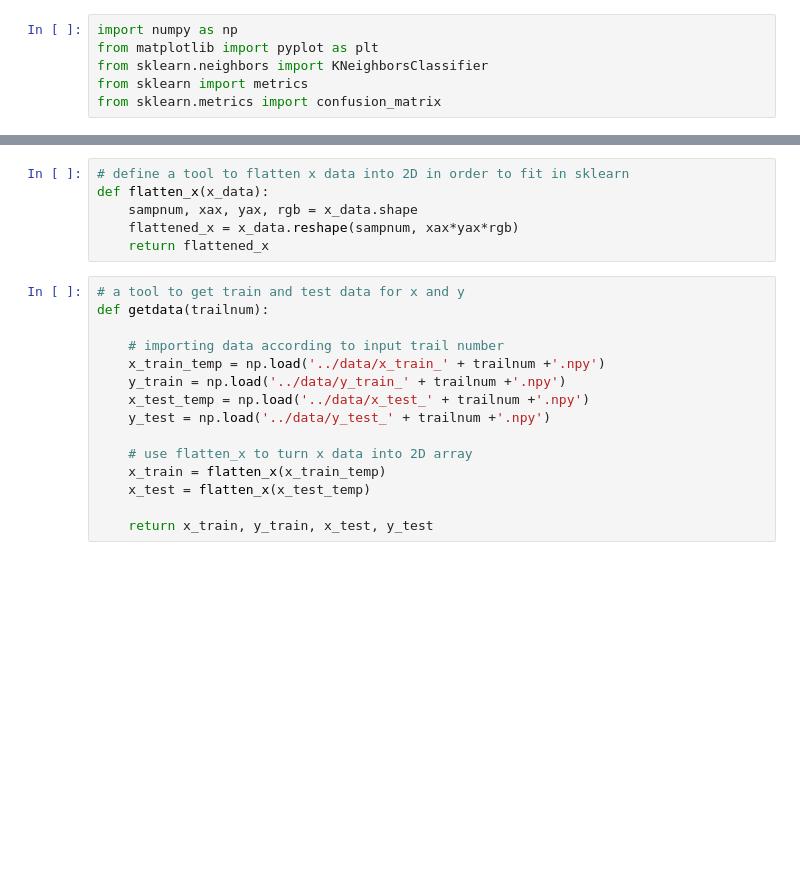
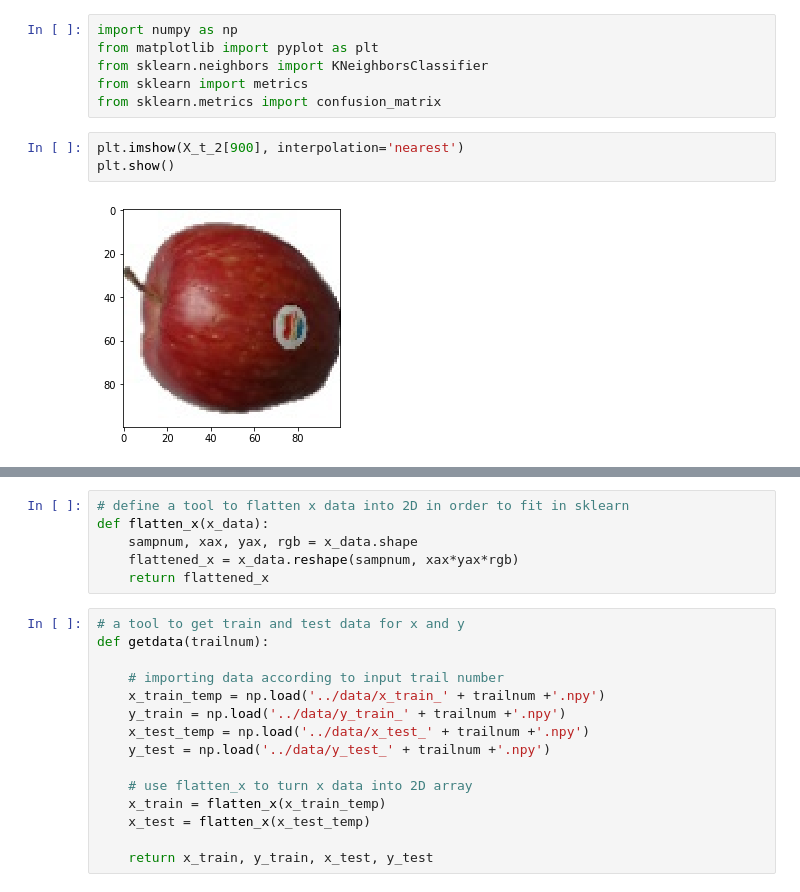
Before and after one commit to LeoGao1/COGS118B_Final_Project, a Jupyter notebook: notebooks/knnwithsklearn.ipynb, the cells around one changed output, grey strips where cells are left out. Cells and saved outputs as stored; diff of their text form; blank space fills up the shorter version.

```diff
--- a/notebooks/knnwithsklearn.ipynb
+++ b/notebooks/knnwithsklearn.ipynb
@@ -4,3 +4,8 @@ from matplotlib import pyplot as plt
 from sklearn.neighbors import KNeighborsClassifier
 from sklearn import metrics
 from sklearn.metrics import confusion_matrix
+# %%
+plt.imshow(X_t_2[900], interpolation='nearest')
+plt.show()
+# %% [output]
+[figure, added]
```
Also changed, not shown: parts of 8 cells of this notebook.
